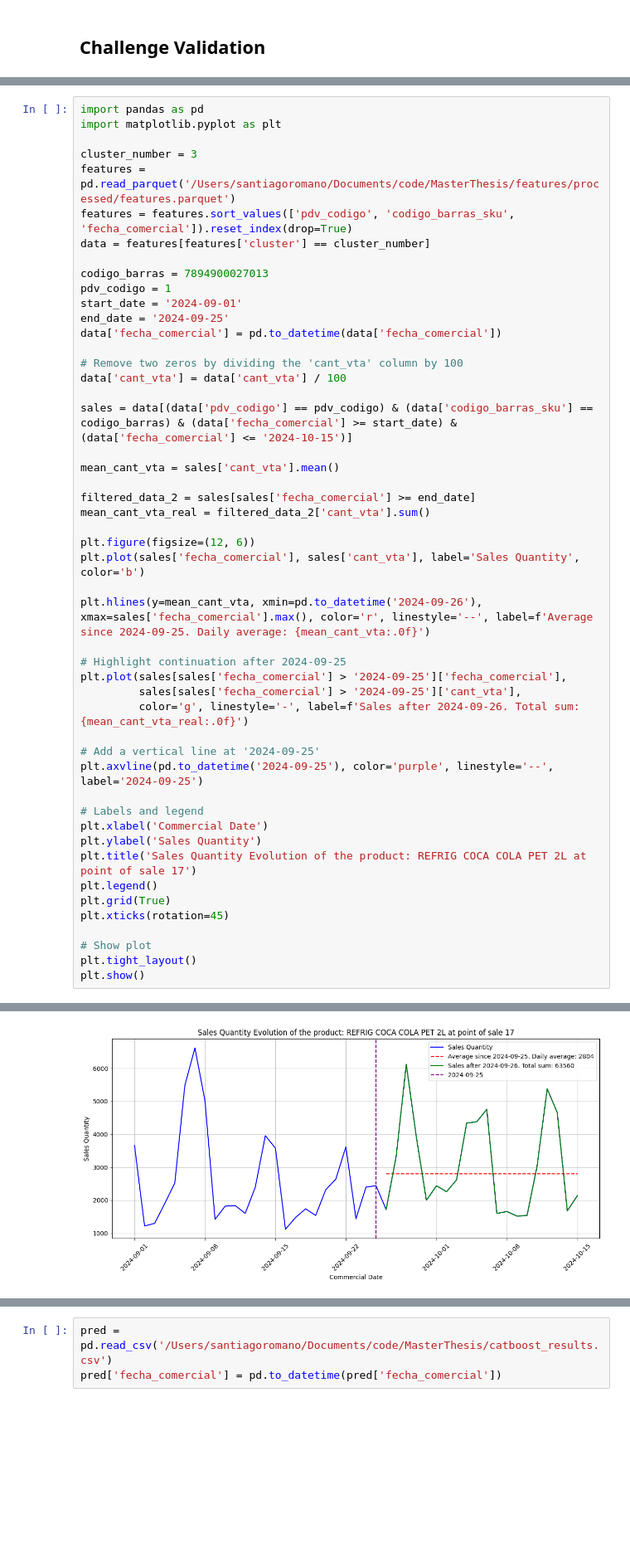
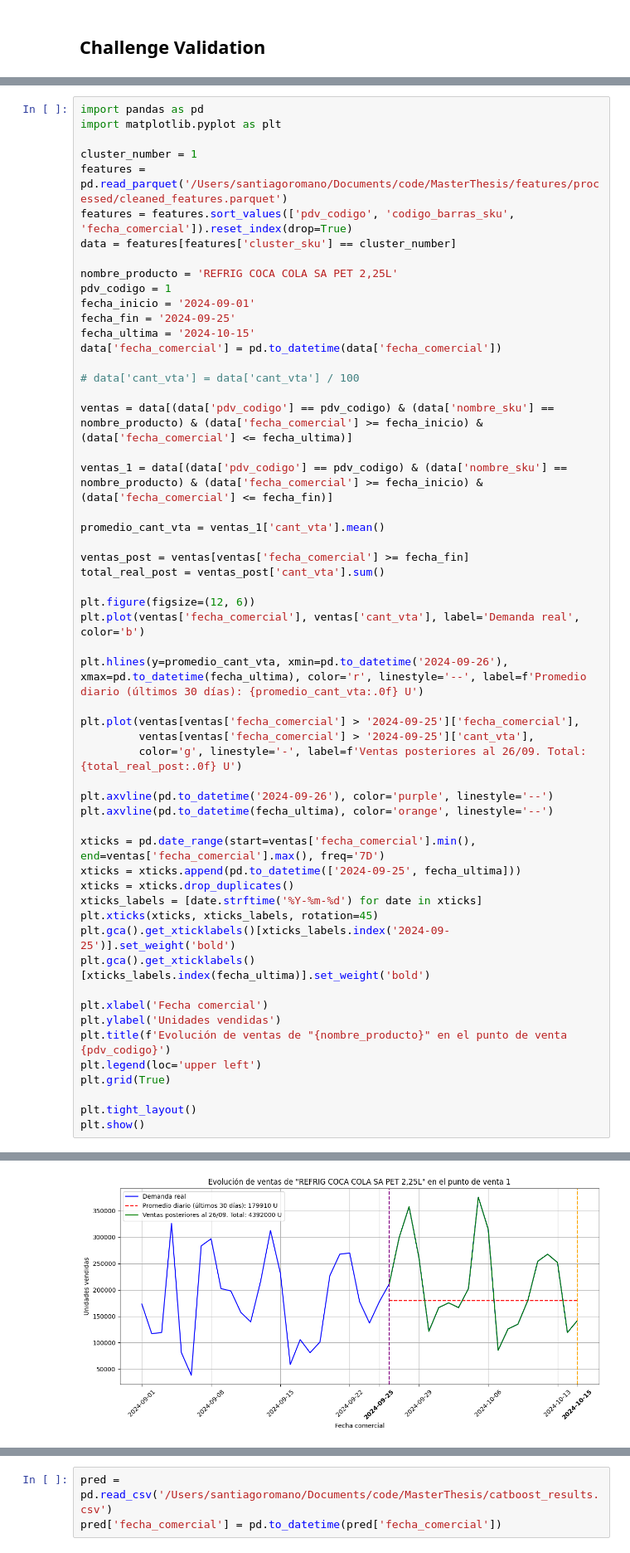
Before and after one commit to SantiagoRomanoOddone/MasterThesis, a Jupyter notebook: features/data_exploration.ipynb, the cells around one changed output, grey strips where cells are left out. Shown at 83% size. Drawn from its saved outputs; the diff is of its cells as text; blank space fills up the shorter version.

```diff
--- a/features/data_exploration.ipynb
+++ b/features/data_exploration.ipynb
@@ -783,49 +735,55 @@ NameError: name 'data' is not defined
 import pandas as pd
 import matplotlib.pyplot as plt
 
-cluster_number = 3
-features = pd.read_parquet('/Users/santiagoromano/Documents/code/MasterThesis/features/processed/features.parquet')
+cluster_number = 1
+features = pd.read_parquet('/Users/santiagoromano/Documents/code/MasterThesis/features/processed/cleaned_features.parquet')
 features = features.sort_values(['pdv_codigo', 'codigo_barras_sku', 'fecha_comercial']).reset_index(drop=True)
-data = features[features['cluster'] == cluster_number]
+data = features[features['cluster_sku'] == cluster_number]
 
-codigo_barras = 7894900027013
+nombre_producto = 'REFRIG COCA COLA SA PET 2,25L'
 pdv_codigo = 1
-start_date = '2024-09-01'
-end_date = '2024-09-25'
+fecha_inicio = '2024-09-01'
+fecha_fin = '2024-09-25'
+fecha_ultima = '2024-10-15'
 data['fecha_comercial'] = pd.to_datetime(data['fecha_comercial'])
 
-# Remove two zeros by dividing the 'cant_vta' column by 100
-data['cant_vta'] = data['cant_vta'] / 100
+# data['cant_vta'] = data['cant_vta'] / 100
 
-sales = data[(data['pdv_codigo'] == pdv_codigo) & (data['codigo_barras_sku'] == codigo_barras) & (data['fecha_comercial'] >= start_date) & (data['fecha_comercial'] <= '2024-10-15')]
+ventas = data[(data['pdv_codigo'] == pdv_codigo) & (data['nombre_sku'] == nombre_producto) & (data['fecha_comercial'] >= fecha_inicio) & (data['fecha_comercial'] <= fecha_ultima)]
 
-mean_cant_vta = sales['cant_vta'].mean()
+ventas_1 = data[(data['pdv_codigo'] == pdv_codigo) & (data['nombre_sku'] == nombre_producto) & (data['fecha_comercial'] >= fecha_inicio) & (data['fecha_comercial'] <= fecha_fin)]
 
-filtered_data_2 = sales[sales['fecha_comercial'] >= end_date]
-mean_cant_vta_real = filtered_data_2['cant_vta'].sum()
+promedio_cant_vta = ventas_1['cant_vta'].mean()
+
+ventas_post = ventas[ventas['fecha_comercial'] >= fecha_fin]
+total_real_post = ventas_post['cant_vta'].sum()
 
 plt.figure(figsize=(12, 6))
-plt.plot(sales['fecha_comercial'], sales['cant_vta'], label='Sales Quantity', color='b')
+plt.plot(ventas['fecha_comercial'], ventas['cant_vta'], label='Demanda real', color='b')
 
-plt.hlines(y=mean_cant_vta, xmin=pd.to_datetime('2024-09-26'), xmax=sales['fecha_comercial'].max(), color='r', linestyle='--', label=f'Average since 2024-09-25. Daily average: {mean_cant_vta:.0f}')
+plt.hlines(y=promedio_cant_vta, xmin=pd.to_datetime('2024-09-26'), xmax=pd.to_datetime(fecha_ultima), color='r', linestyle='--', label=f'Promedio diario (últimos 30 días): {promedio_cant_vta:.0f} U')
 
-# Highlight continuation after 2024-09-25
-plt.plot(sales[sales['fecha_comercial'] > '2024-09-25']['fecha_comercial'],
-         sales[sales['fecha_comercial'] > '2024-09-25']['cant_vta'],
-         color='g', linestyle='-', label=f'Sales after 2024-09-26. Total sum: {mean_cant_vta_real:.0f}')
+plt.plot(ventas[ventas['fecha_comercial'] > '2024-09-25']['fecha_comercial'],
+         ventas[ventas['fecha_comercial'] > '2024-09-25']['cant_vta'],
+         color='g', linestyle='-', label=f'Ventas posteriores al 26/09. Total: {total_real_post:.0f} U')
 
-# Add a vertical line at '2024-09-25'
-plt.axvline(pd.to_datetime('2024-09-25'), color='purple', linestyle='--', label='2024-09-25')
+plt.axvline(pd.to_datetime('2024-09-26'), color='purple', linestyle='--')
+plt.axvline(pd.to_datetime(fecha_ultima), color='orange', linestyle='--')
 
-# Labels and legend
-plt.xlabel('Commercial Date')
-plt.ylabel('Sales Quantity')
-plt.title('Sales Quantity Evolution of the product: REFRIG COCA COLA PET 2L at point of sale 17')
-plt.legend()
+xticks = pd.date_range(start=ventas['fecha_comercial'].min(), end=ventas['fecha_comercial'].max(), freq='7D')
+xticks = xticks.append(pd.to_datetime(['2024-09-25', fecha_ultima]))
+xticks = xticks.drop_duplicates()
+xticks_labels = [date.strftime('%Y-%m-%d') for date in xticks]
+plt.xticks(xticks, xticks_labels, rotation=45)
+plt.gca().get_xticklabels()[xticks_labels.index('2024-09-25')].set_weight('bold')
+plt.gca().get_xticklabels()[xticks_labels.index(fecha_ultima)].set_weight('bold')
+
+plt.xlabel('Fecha comercial')
+plt.ylabel('Unidades vendidas')
+plt.title(f'Evolución de ventas de "{nombre_producto}" en el punto de venta {pdv_codigo}')
+plt.legend(loc='upper left')
 plt.grid(True)
-plt.xticks(rotation=45)
 
-# Show plot
 plt.tight_layout()
 plt.show()
 # %% [output]
@@ -842 +795 @@ See the caveats in the documentation: https://pandas.pydata.org/pandas-docs/stab
-[figure, old version]
+[figure, new version]
```
Also changed, not shown: parts of 5 cells of this notebook.
